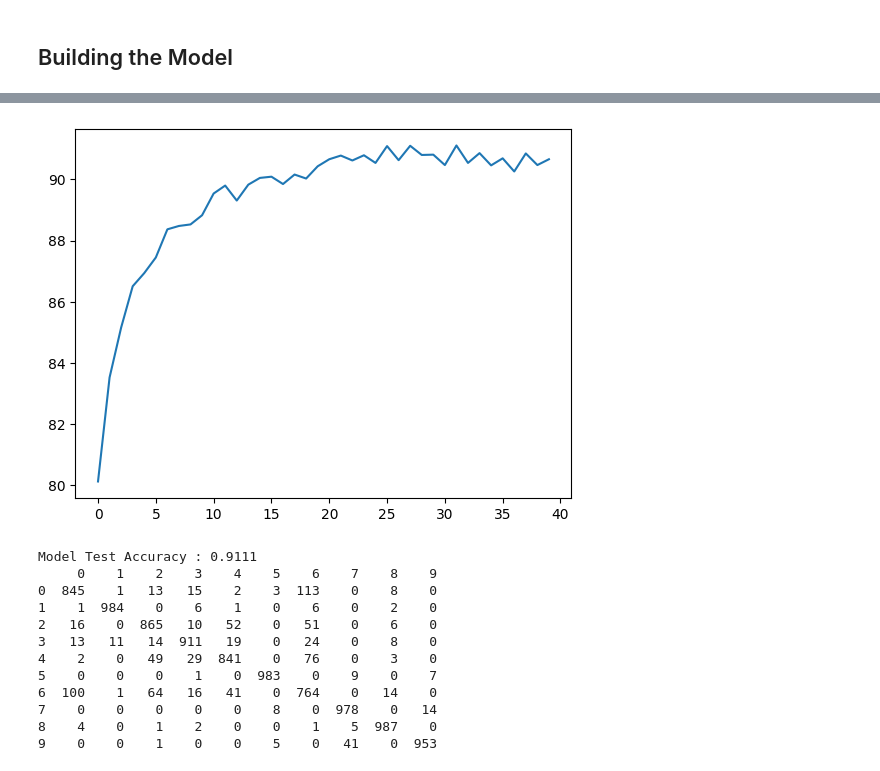
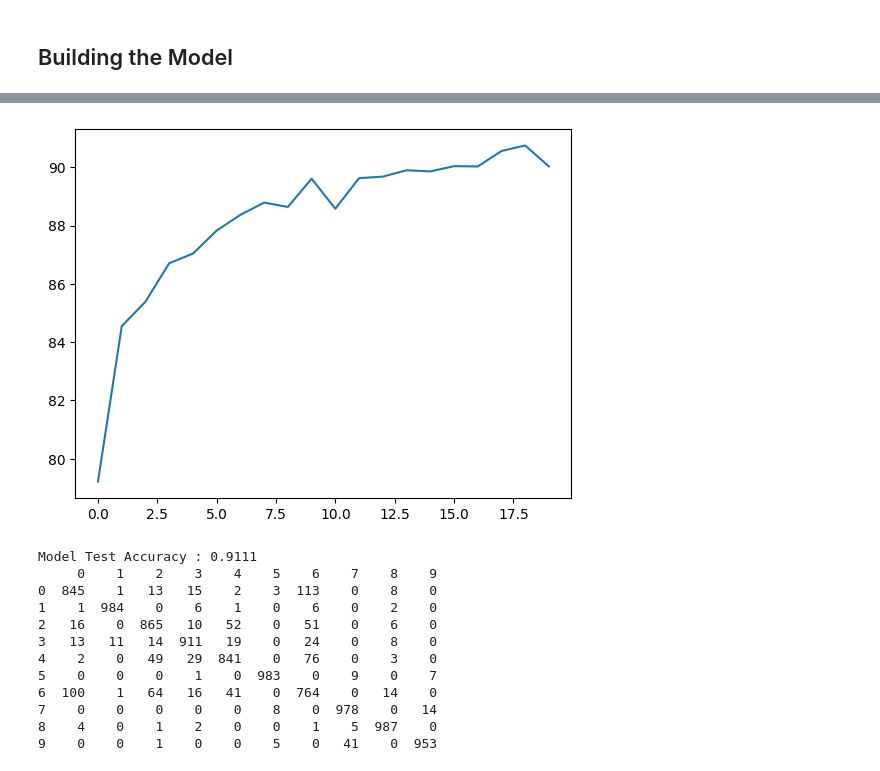
Before and after one commit to ParimiHarsha/FashionMNIST-Classification, a Jupyter notebook: FashionMNIST_classification.ipynb, the cells around one changed output, grey strips where cells are left out. Cells and saved outputs as stored; diff of their text form; code cells hidden in the pictures.

Commit message:
fixed the training function

```diff
--- a/FashionMNIST_classification.ipynb
+++ b/FashionMNIST_classification.ipynb
@@ -138,26 +159,23 @@ def validate(model, data):
     return correct * 100 / total
 # %%
 # training function
-model = LenetCNN()
+# model = LenetCNN()
 max_accuracy = 0
 learning_rate = 1e-3
-optimizer = torch.optim.Adam(model.parameters(), lr=learning_rate)
-
+# optimizer = torch.optim.Adam(model.parameters(), lr=learning_rate)
 
 def train(
-    model = LenetCNN(),
-    epochs=3,
-    batch_size=100,
+    # model = LenetCNN(),
+    epochs=10,
     criterion=nn.CrossEntropyLoss(),
-    optimizer=optimizer,
+    # optimizer=optimizer,
     device="cpu",
 ):
     accuracies = []
     max_accuracy = 0
+    model = LenetCNN().to(device)
+    optimizer = torch.optim.Adam(model.parameters(), lr=learning_rate)
 
-    trainloader = torch.utils.data.DataLoader(
-        trainset, batch_size=batch_size, shuffle=True
-    )
     for epoch in range(epochs):
         for i, (images, labels) in enumerate(trainloader):
             images = images.to(device)
@@ -183,7 +201,7 @@ def train(
 # %%
 # training the model and saving the best model
 timestamp = datetime.now()
-lenet_model = train(epochs=40, learning_rate=0.001)
+lenet_model = train(epochs=20)
 model_path = "./saved_models/best_model_{}".format(timestamp)
 torch.save(lenet_model.state_dict(), model_path)
 # %% [output]
@@ -207,4 +225,4 @@ Epoch : 40 Accuracy : 90.66000366210938 %
-[figure, old version]
+[figure, new version]
 # %%
 def predict_dataloader(model, data):
     y_pred = []
```
Also changed, not shown: parts of 3 cells of this notebook, 1 other file.
